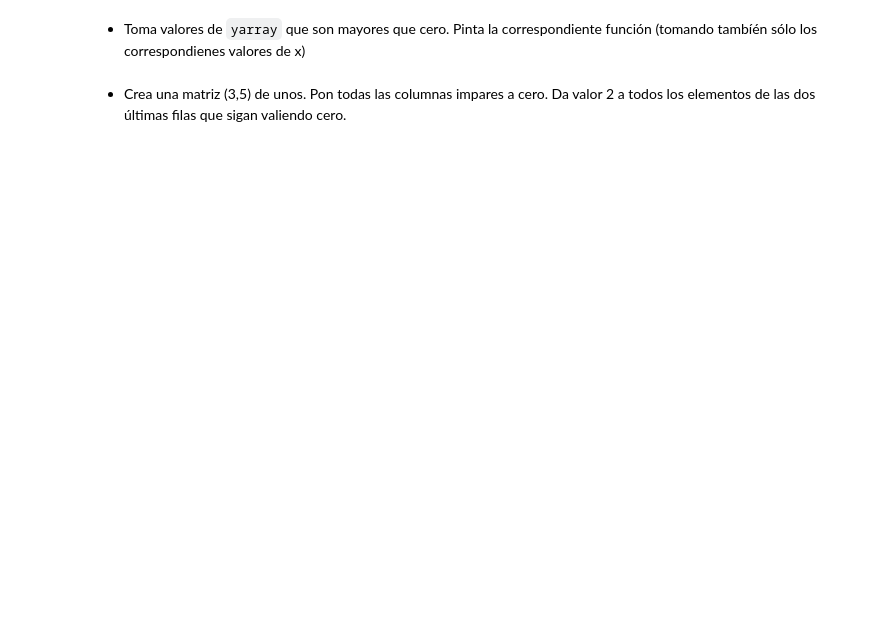
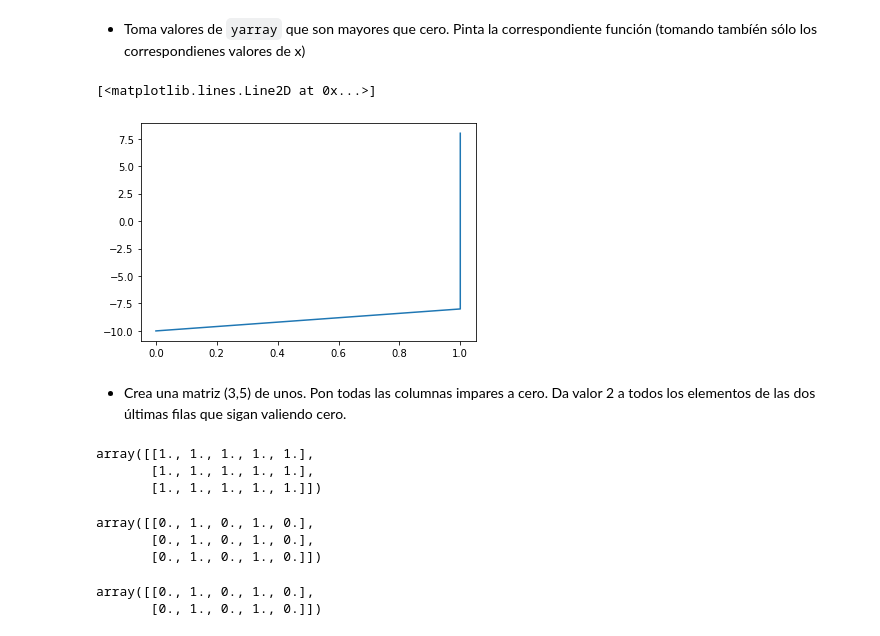
Before and after one commit to macapagithub/python_exercise, a Jupyter notebook: Numpy/EjerciciosNP_1(2).ipynb, the cells around one changed output. Drawn from its saved outputs; the diff is of its cells as text; code cells hidden in the pictures; blank space fills up the shorter version.

````diff
--- a/Numpy/EjerciciosNP_1(2).ipynb
+++ b/Numpy/EjerciciosNP_1(2).ipynb
@@ -81,4 +98,28 @@ plt.imshow(normal3(9), cmap = 'gray')
 # %% [markdown]
 - Toma valores de ```yarray``` que son mayores que cero. Pinta la correspondiente función (tomando tambíén sólo los correspondienes valores de x)
+# %%
+plt.plot(xarray > 0, yarray)
+# %% [output]
+[<matplotlib.lines.Line2D at 0x...>]
+[figure, added]
 # %% [markdown]
 - Crea una matriz (3,5) de unos. Pon todas las columnas impares a cero. Da valor 2 a todos los elementos de las dos últimas filas que sigan valiendo cero.
+# %%
+matrix = np.ones([3,5])
+matrix
+# %% [output]
+array([[1., 1., 1., 1., 1.],
+       [1., 1., 1., 1., 1.],
+       [1., 1., 1., 1., 1.]])
+# %%
+matrix[:,[0,2,4]] = 0
+matrix
+# %% [output]
+array([[0., 1., 0., 1., 0.],
+       [0., 1., 0., 1., 0.],
+       [0., 1., 0., 1., 0.]])
+# %%
+matrix[-2:]
+# %% [output]
+array([[0., 1., 0., 1., 0.],
+       [0., 1., 0., 1., 0.]])
````
Also changed, not shown: parts of 9 cells of this notebook, 4 other files.
